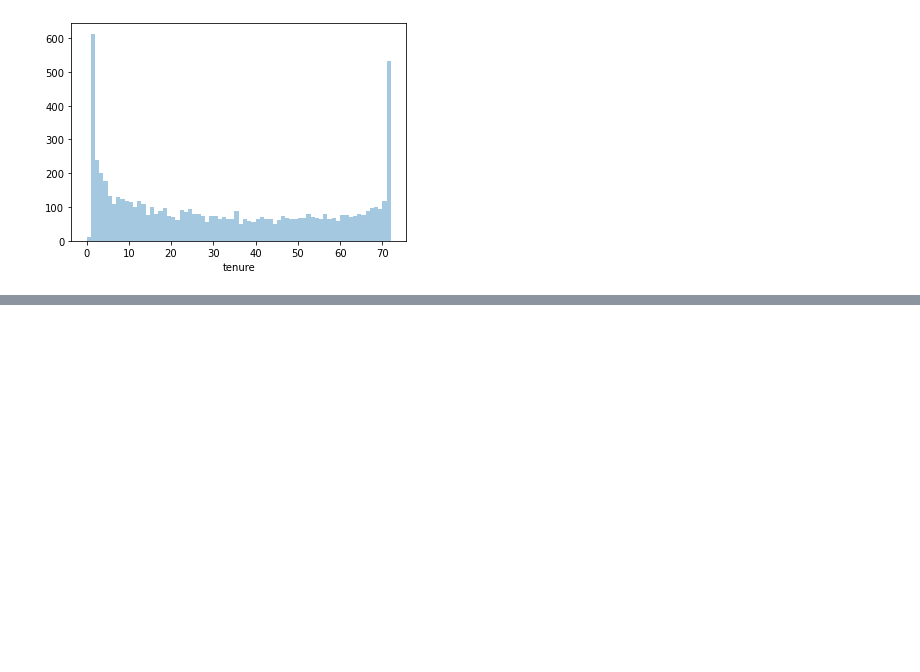
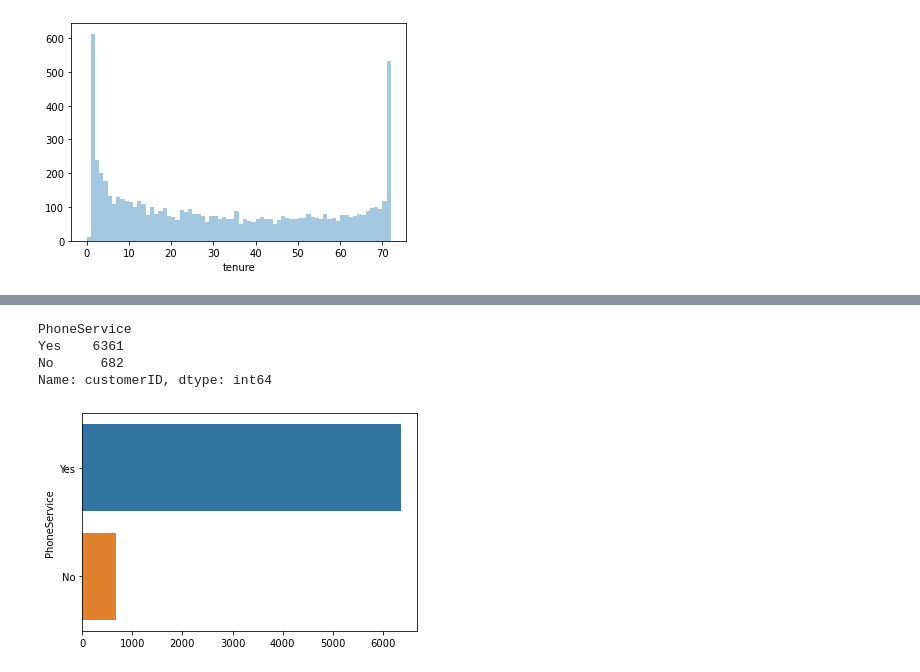
Before and after one commit to saxenaprerit/Predicint-customer-churn-from-telecom-data, a Jupyter notebook: Telco churn prediction.ipynb, the cells around one changed output, grey strips where cells are left out. Saved outputs shown, nothing was run; the diff lists cells and outputs as text; code cells hidden in the pictures; blank space fills up the shorter version.

```diff
--- a/Telco churn prediction.ipynb
+++ b/Telco churn prediction.ipynb
@@ -78,3 +77,15 @@ sb.distplot(telco[telco['Churn']=='No']['tenure'], bins = 72, kde = False)
 [figure]
 # %%
 # Clearly tenure has an impact on churn. Low tenure customers tend to churn more as compared to high tenure customers
+# %%
+ph_serv = telco.groupby(by="PhoneService")[telco.columns[0]].count().sort_values(ascending=False)
+ph_serv
+# %% [output]
+PhoneService
+Yes    6361
+No      682
+Name: customerID, dtype: int64
+# %%
+sb.barplot(ph_serv.values, ph_serv.index);
+# %% [output]
+[figure, added]
```
Also changed, not shown: parts of 4 cells of this notebook.
